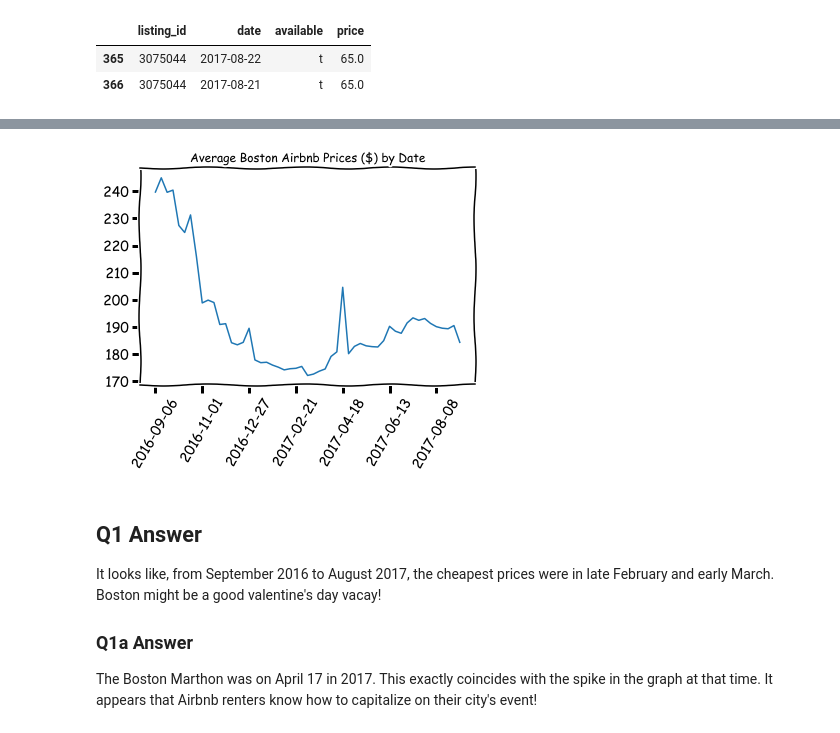
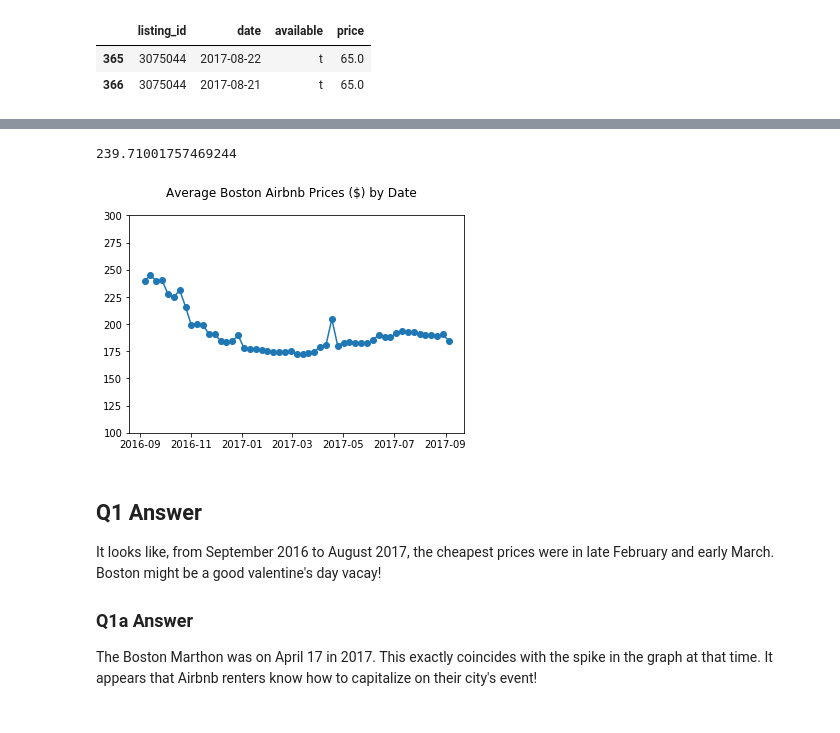
Before and after one commit to bdfaus/airbnb, a Jupyter notebook: Airbnb.ipynb, the cells around one changed output, grey strips where cells are left out. Cells and saved outputs as stored; diff of their text form; code cells hidden in the pictures.

Commit message:
Worked on converting to proper date types and working with them in matplotlib for visualization.

```diff
--- a/Airbnb.ipynb
+++ b/Airbnb.ipynb
@@ -251,6 +251,9 @@ b_cal_q1.loc[:,'price'] = new_price
 # %%
 #coerce price values to floats
 b_cal_q1.loc[:,'price'] = pd.to_numeric(b_cal_q1['price'], errors='coerce')
+# %%
+#convert objects to datetime for date column
+b_cal_q1.loc[:,'date'] = pd.to_datetime(b_cal_q1['date'])
 # %%
 b_cal_q1.head(2)
 # %% [output]
@@ -278,11 +306,25 @@ The highest average price was on 2016-09-17
+# %%
+date_price[0]
+# %% [output]
+239.71001757469244
+# %%
+#Average price snapshot once per week, eliminating smaller price fluxuations between days
+fig, ax = plt.subplots()
+fig.suptitle('Average Boston Airbnb Prices ($) by Date')
+ax.xaxis_date()
+ax.plot_date(date_price.index[::7], date_price[::7], linestyle='-')
+# ax.set_xticks([x for x in range(0,len(date_price)//7,8)]);
+ax.set_ylim(100,300);
+# %% [output]
+[figure, added]
 # %%
-#Average price snapshot once per week
-plt.xkcd()
-plt.title('Average Boston Airbnb Prices ($) by Date')
-plt.plot(date_price.index[::7], date_price[::7])
-plt.xticks([x for x in range(0,len(date_price)//7,8)], rotation=60);
+#This worked before transforming to date objects
+#Average price snapshot once per week, eliminating smaller price fluxuations between days
+# plt.xkcd()
+# plt.title('Average Boston Airbnb Prices ($) by Date')
+# plt.plot(date_price.index[::7], date_price[::7])
+# plt.xticks([x for x in range(0,len(date_price)//7,8)], rotation=60);
+# plt.ylim(100,300)
-# %% [output]
-[figure, removed]
 # %% [markdown]
 ## Q1 Answer
 
```
Also changed, not shown: parts of 7 cells of this notebook.
